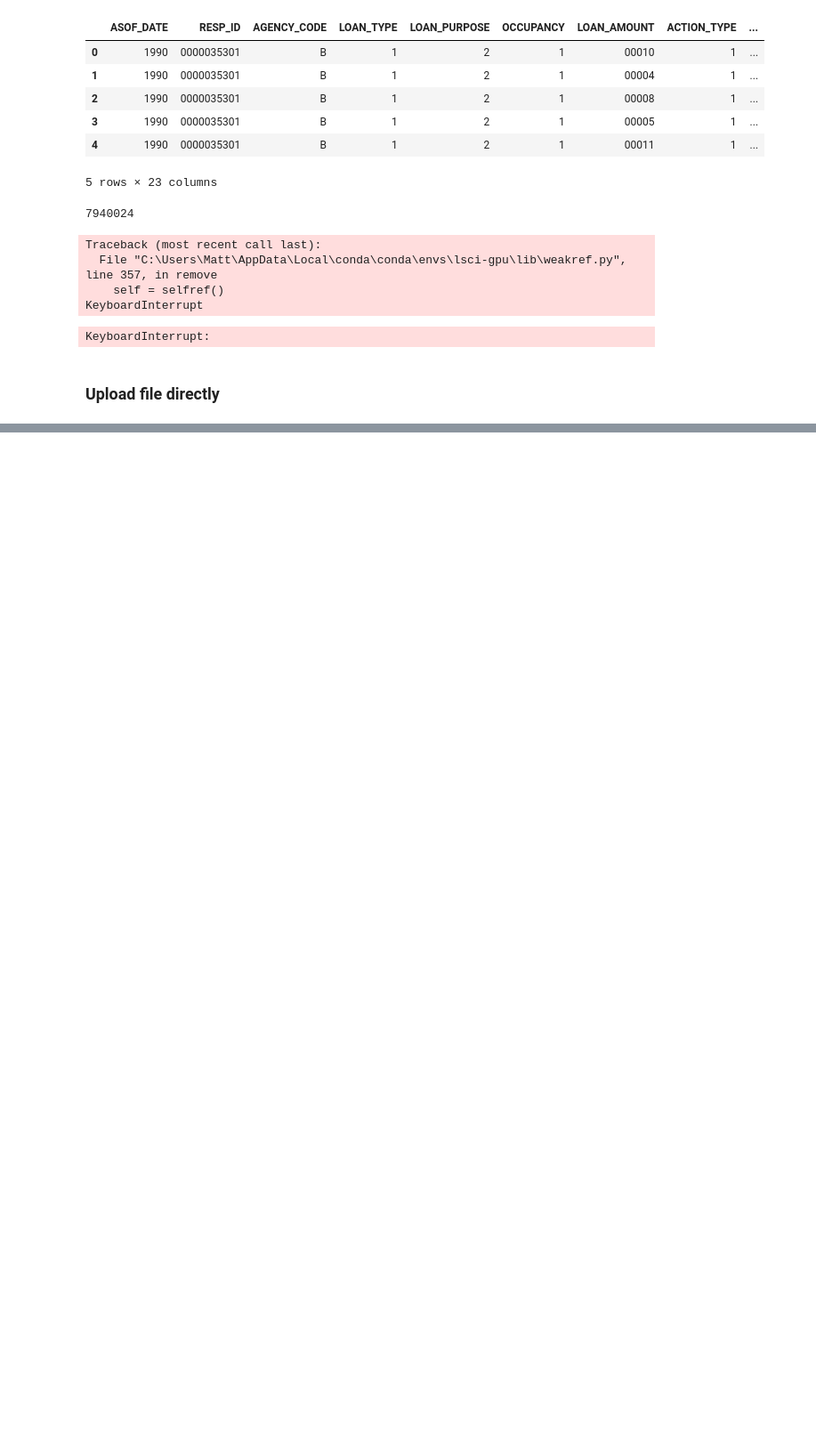
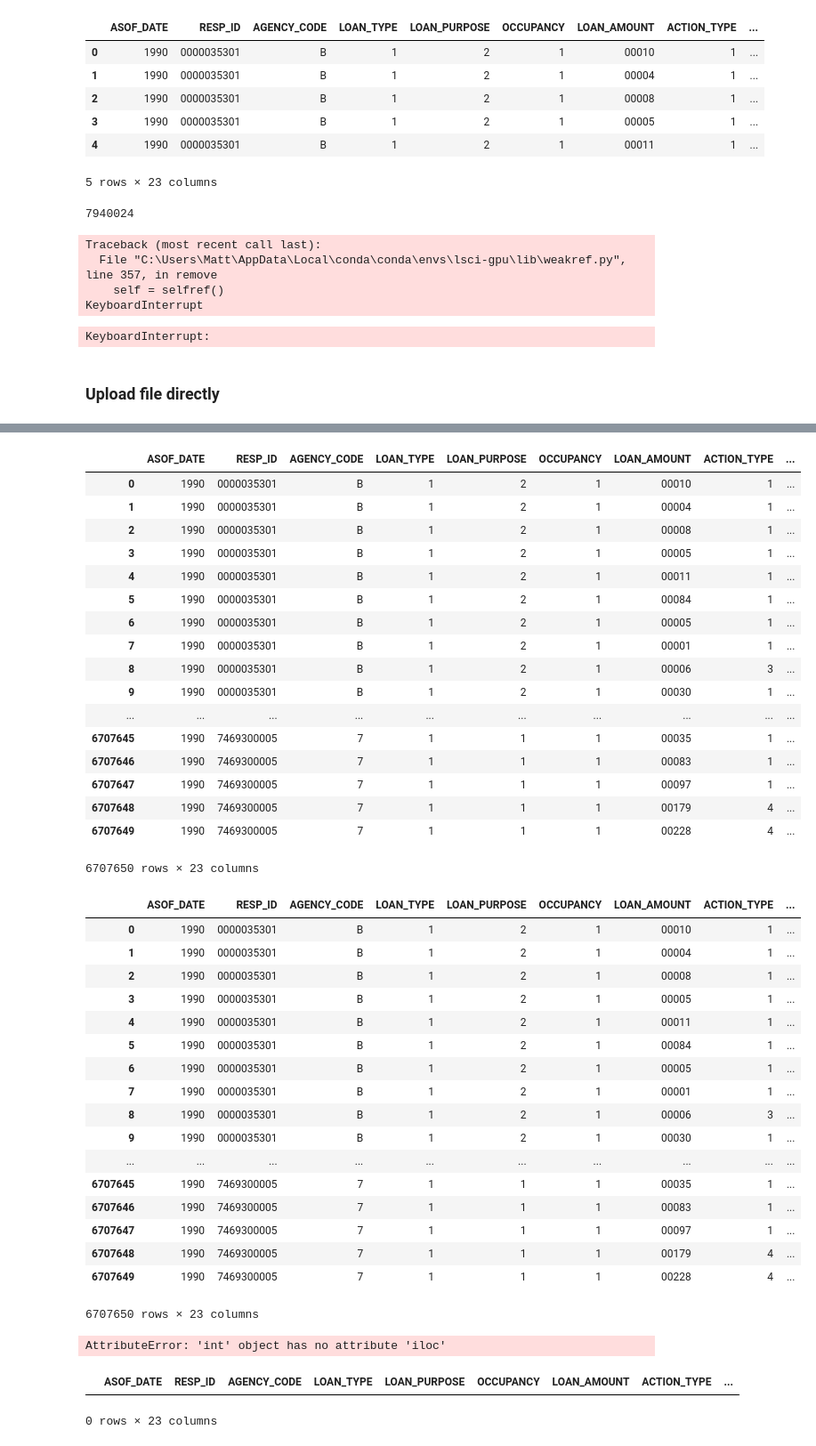
Before and after one commit to elmathioso/hmda, a Jupyter notebook: 0_ParseData1990+.ipynb, the cells around one changed output, grey strips where cells are left out. Shown: that part at 89% size. Drawn from its saved outputs; the diff is of its cells as text; code cells hidden in the pictures; blank space fills up the shorter version.

```diff
--- a/0_ParseData1990+.ipynb
+++ b/0_ParseData1990+.ipynb
@@ -399,0 +578,52 @@ zlib                      1.2.8                    vc14_2  [vc14]
+# %%
+cleandf = df.copy()
+cleandf.replace('\\', '|', inplace=True)
+display(cleandf)
+cleandf.loc[cleandf['SEQUENCE_NUMBER'] == '', 'SEQUENCE_NUMBER'] = 0
+cleandf
+# %% [output]
+|  | ASOF_DATE | RESP_ID | AGENCY_CODE | LOAN_TYPE | LOAN_PURPOSE | OCCUPANCY | LOAN_AMOUNT | ACTION_TYPE | ... |
+| 0 | 1990 | 0000035301 | B | 1 | 2 | 1 | 00010 | 1 | ... |
+| 1 | 1990 | 0000035301 | B | 1 | 2 | 1 | 00004 | 1 | ... |
+| 2 | 1990 | 0000035301 | B | 1 | 2 | 1 | 00008 | 1 | ... |
+| 3 | 1990 | 0000035301 | B | 1 | 2 | 1 | 00005 | 1 | ... |
+| 4 | 1990 | 0000035301 | B | 1 | 2 | 1 | 00011 | 1 | ... |
+| 5 | 1990 | 0000035301 | B | 1 | 2 | 1 | 00084 | 1 | ... |
+| 6 | 1990 | 0000035301 | B | 1 | 2 | 1 | 00005 | 1 | ... |
+| 7 | 1990 | 0000035301 | B | 1 | 2 | 1 | 00001 | 1 | ... |
+| 8 | 1990 | 0000035301 | B | 1 | 2 | 1 | 00006 | 3 | ... |
+| 9 | 1990 | 0000035301 | B | 1 | 2 | 1 | 00030 | 1 | ... |
+| ... | ... | ... | ... | ... | ... | ... | ... | ... | ... |
+| 6707645 | 1990 | 7469300005 | 7 | 1 | 1 | 1 | 00035 | 1 | ... |
+| 6707646 | 1990 | 7469300005 | 7 | 1 | 1 | 1 | 00083 | 1 | ... |
+| 6707647 | 1990 | 7469300005 | 7 | 1 | 1 | 1 | 00097 | 1 | ... |
+| 6707648 | 1990 | 7469300005 | 7 | 1 | 1 | 1 | 00179 | 4 | ... |
+| 6707649 | 1990 | 7469300005 | 7 | 1 | 1 | 1 | 00228 | 4 | ... |
+6707650 rows × 23 columns
+|  | ASOF_DATE | RESP_ID | AGENCY_CODE | LOAN_TYPE | LOAN_PURPOSE | OCCUPANCY | LOAN_AMOUNT | ACTION_TYPE | ... |
+| 0 | 1990 | 0000035301 | B | 1 | 2 | 1 | 00010 | 1 | ... |
+| 1 | 1990 | 0000035301 | B | 1 | 2 | 1 | 00004 | 1 | ... |
+| 2 | 1990 | 0000035301 | B | 1 | 2 | 1 | 00008 | 1 | ... |
+| 3 | 1990 | 0000035301 | B | 1 | 2 | 1 | 00005 | 1 | ... |
+| 4 | 1990 | 0000035301 | B | 1 | 2 | 1 | 00011 | 1 | ... |
+| 5 | 1990 | 0000035301 | B | 1 | 2 | 1 | 00084 | 1 | ... |
+| 6 | 1990 | 0000035301 | B | 1 | 2 | 1 | 00005 | 1 | ... |
+| 7 | 1990 | 0000035301 | B | 1 | 2 | 1 | 00001 | 1 | ... |
+| 8 | 1990 | 0000035301 | B | 1 | 2 | 1 | 00006 | 3 | ... |
+| 9 | 1990 | 0000035301 | B | 1 | 2 | 1 | 00030 | 1 | ... |
+| ... | ... | ... | ... | ... | ... | ... | ... | ... | ... |
+| 6707645 | 1990 | 7469300005 | 7 | 1 | 1 | 1 | 00035 | 1 | ... |
+| 6707646 | 1990 | 7469300005 | 7 | 1 | 1 | 1 | 00083 | 1 | ... |
+| 6707647 | 1990 | 7469300005 | 7 | 1 | 1 | 1 | 00097 | 1 | ... |
+| 6707648 | 1990 | 7469300005 | 7 | 1 | 1 | 1 | 00179 | 4 | ... |
+| 6707649 | 1990 | 7469300005 | 7 | 1 | 1 | 1 | 00228 | 4 | ... |
+6707650 rows × 23 columns
+# %%
+cleandf.iloc[cleandf['SEQUENCE_NUMBER'] == '', 'SEQUENCE_NUMBER']
+# %% [output]
+AttributeError: 'int' object has no attribute 'iloc'
+# %%
+cleandf[cleandf['SEQUENCE_NUMBER'] == '']
+# %% [output]
+|  | ASOF_DATE | RESP_ID | AGENCY_CODE | LOAN_TYPE | LOAN_PURPOSE | OCCUPANCY | LOAN_AMOUNT | ACTION_TYPE | ... |
+0 rows × 23 columns
```
Also changed, not shown: parts of 17 cells of this notebook, 5 other files.
